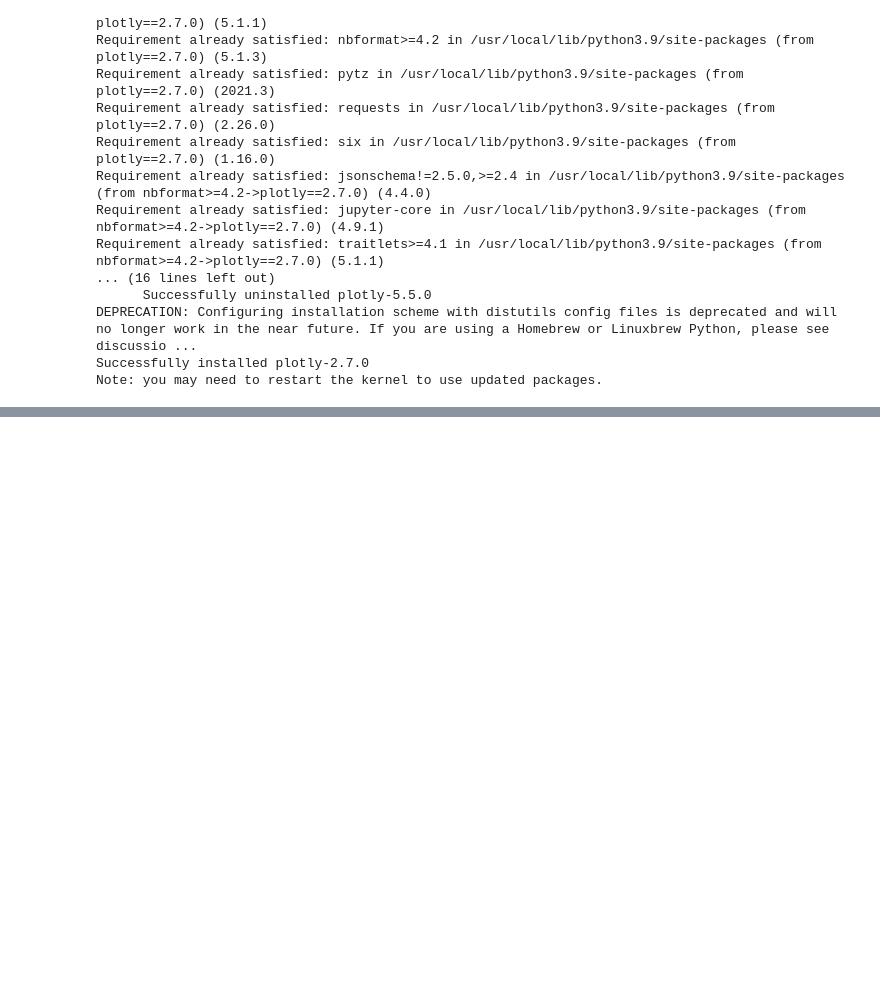
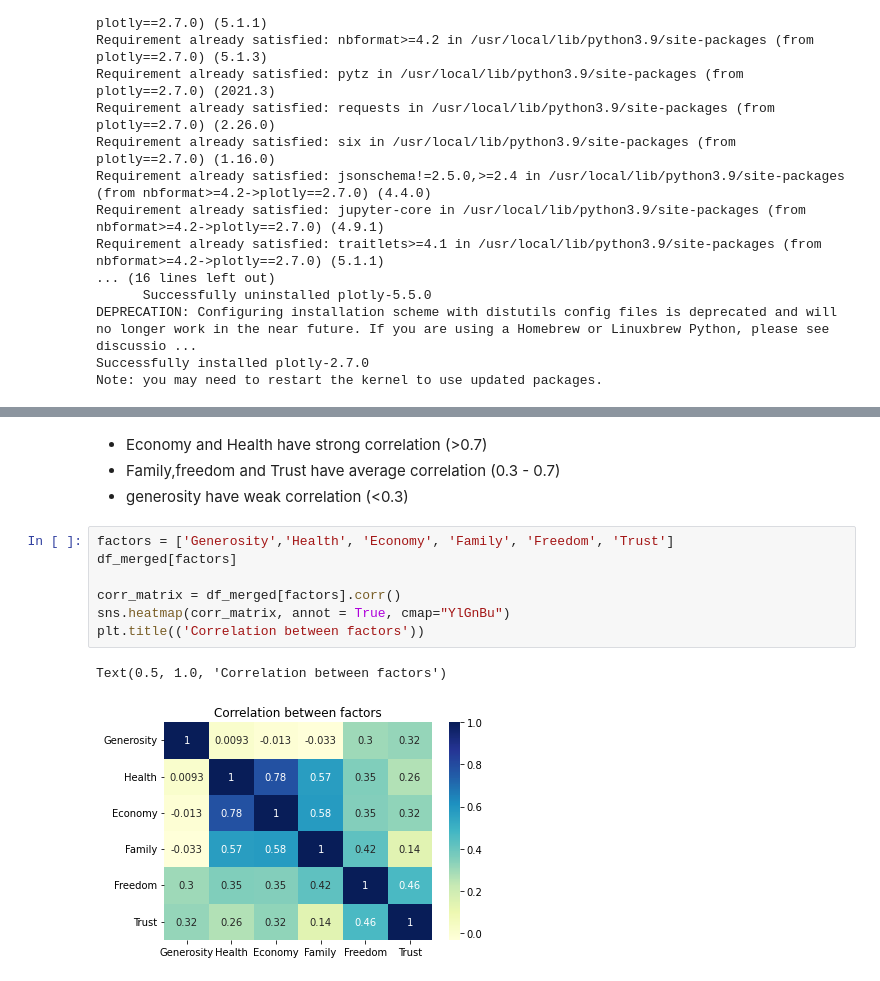
Before and after one commit to SarahAA1/World_happiness_Report, a Jupyter notebook: World_happiness_Report.ipynb, the cells around one changed output, grey strips where cells are left out. Cells and saved outputs as stored; diff of their text form; blank space fills up the shorter version.

```diff
--- a/World_happiness_Report.ipynb
+++ b/World_happiness_Report.ipynb
@@ -310,0 +329,14 @@ Note: you may need to restart the kernel to use updated packages.
+# %% [markdown]
+- Economy and Health have strong correlation (>0.7)
+- Family,freedom and Trust have average correlation (0.3 - 0.7)
+- generosity have weak correlation (<0.3)
+# %%
+factors = ['Generosity','Health', 'Economy', 'Family', 'Freedom', 'Trust']
+df_merged[factors]
+
+corr_matrix = df_merged[factors].corr()
+sns.heatmap(corr_matrix, annot = True, cmap="YlGnBu")
+plt.title(('Correlation between factors'))
+# %% [output]
+Text(0.5, 1.0, 'Correlation between factors')
+[figure, added]
```
Also changed, not shown: parts of 2 cells of this notebook.
